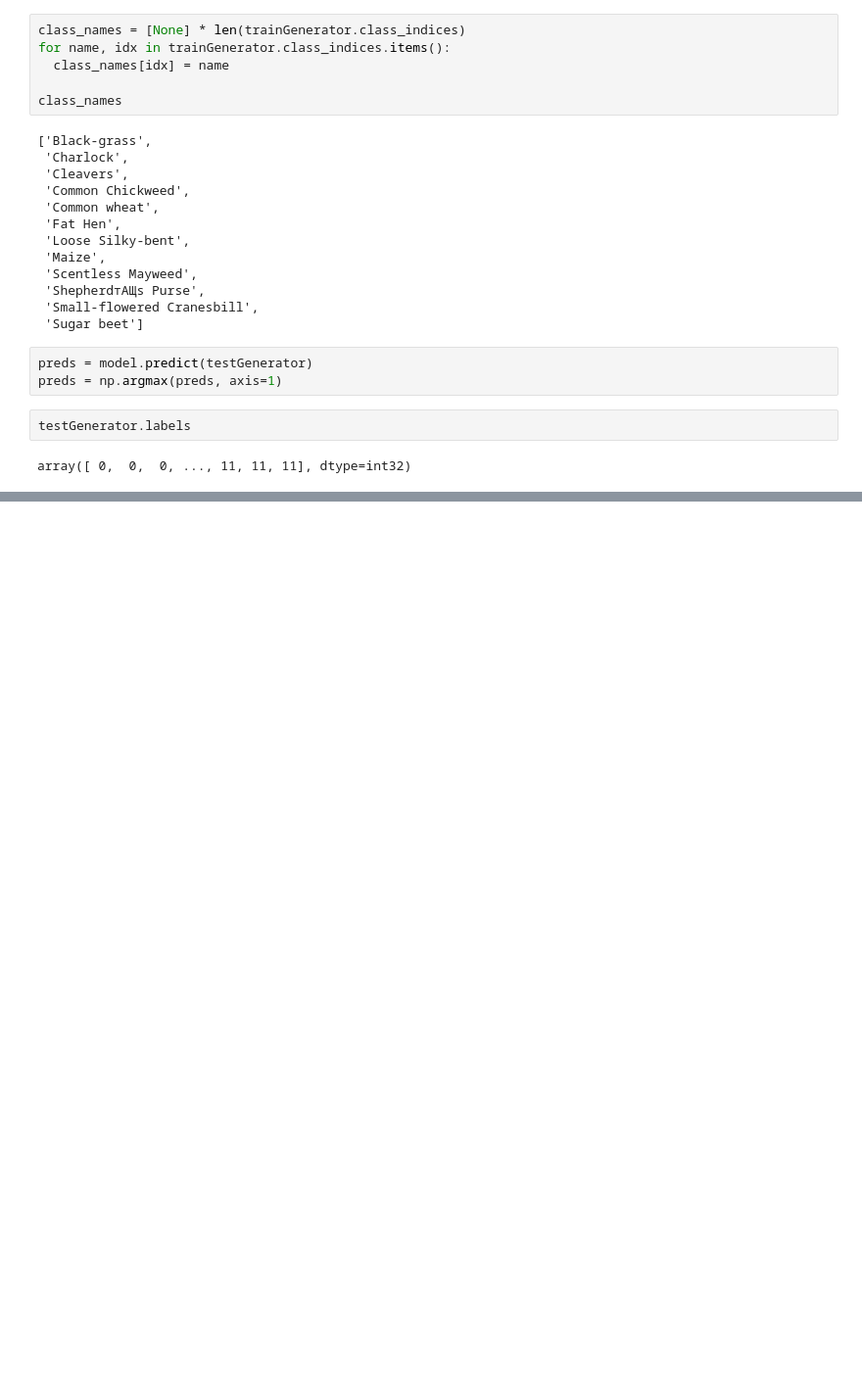
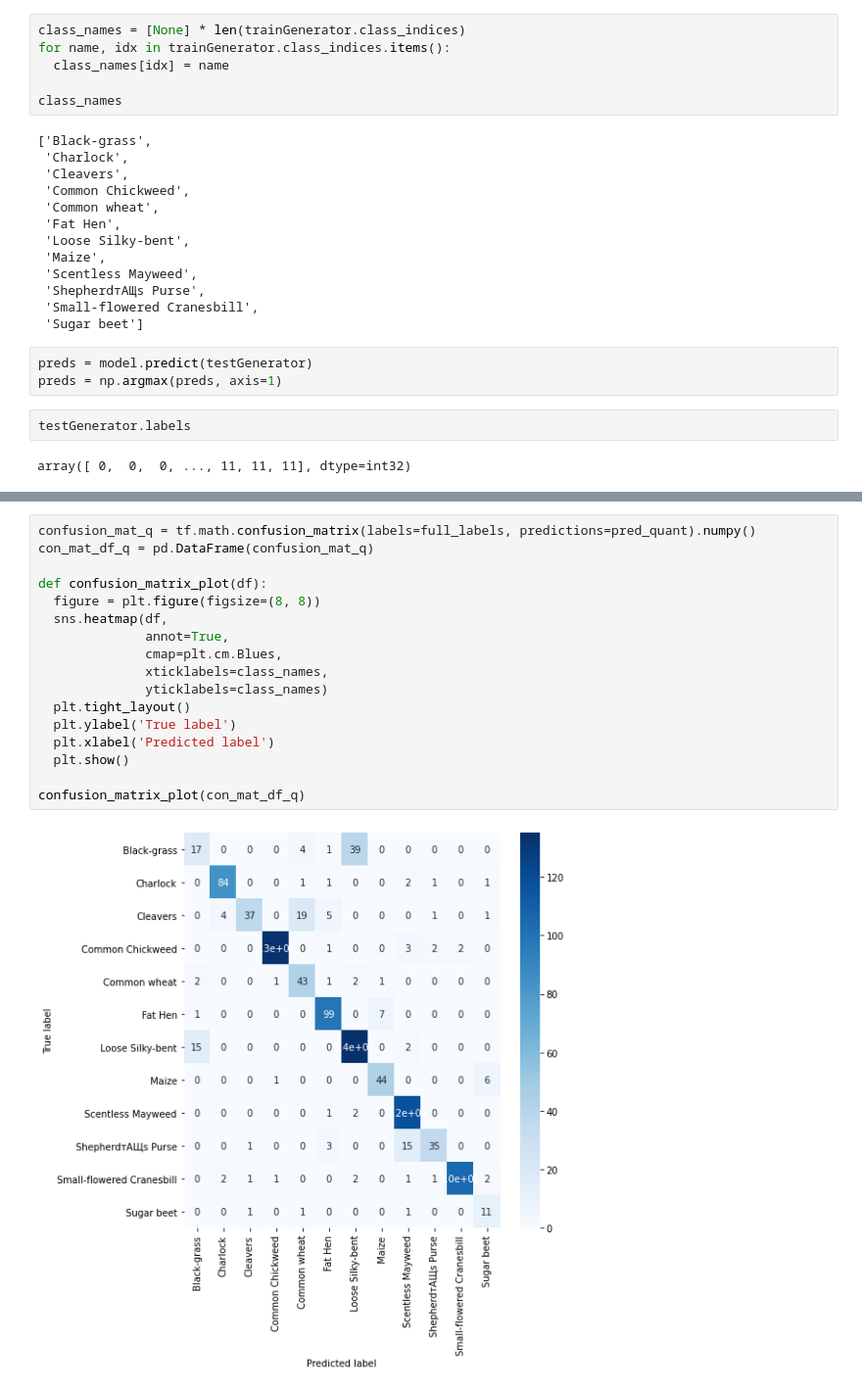
Before and after one commit to Sheepybloke2-0/CSE847-Project, a Jupyter notebook: Model_Training/tinyml_seedling_detect.ipynb, the cells around one changed output, grey strips where cells are left out. Shown at 98% size. Drawn from its saved outputs; the diff is of its cells as text; blank space fills up the shorter version.

```diff
--- a/Model_Training/tinyml_seedling_detect.ipynb
+++ b/Model_Training/tinyml_seedling_detect.ipynb
@@ -457,0 +623,19 @@ sed: -e expression #1, char 20: unterminated `s' command
+# %%
+confusion_mat_q = tf.math.confusion_matrix(labels=full_labels, predictions=pred_quant).numpy()
+con_mat_df_q = pd.DataFrame(confusion_mat_q)
+
+def confusion_matrix_plot(df):
+  figure = plt.figure(figsize=(8, 8))
+  sns.heatmap(df,
+              annot=True,
+              cmap=plt.cm.Blues,
+              xticklabels=class_names,
+              yticklabels=class_names)
+  plt.tight_layout()
+  plt.ylabel('True label')
+  plt.xlabel('Predicted label')
+  plt.show()
+
+confusion_matrix_plot(con_mat_df_q)
+# %% [output]
+[figure, added]
```
Also changed, not shown: parts of 36 cells of this notebook.
